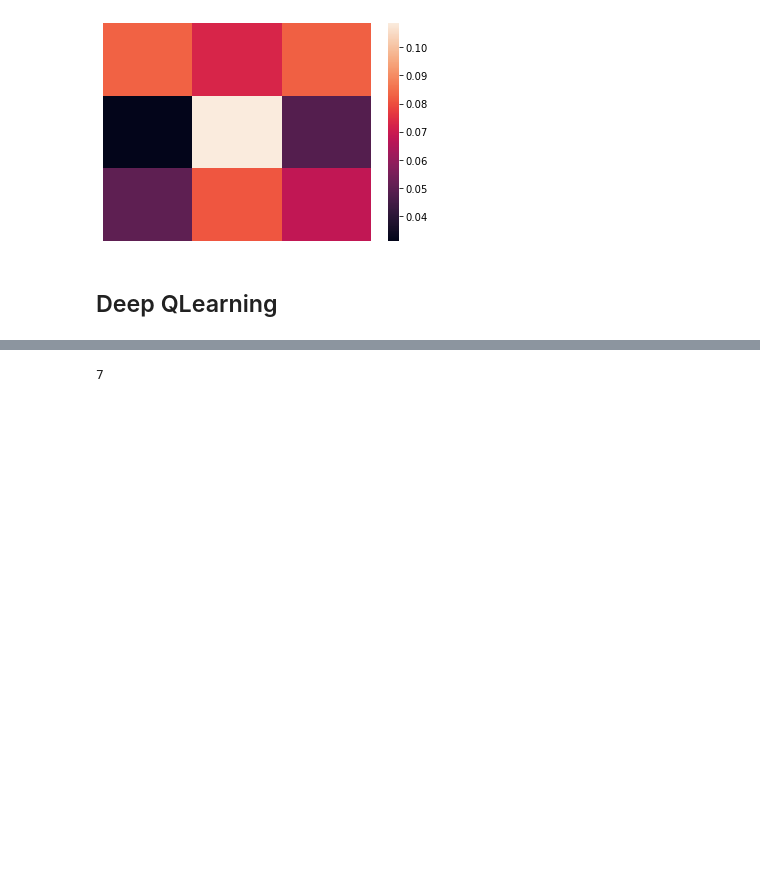
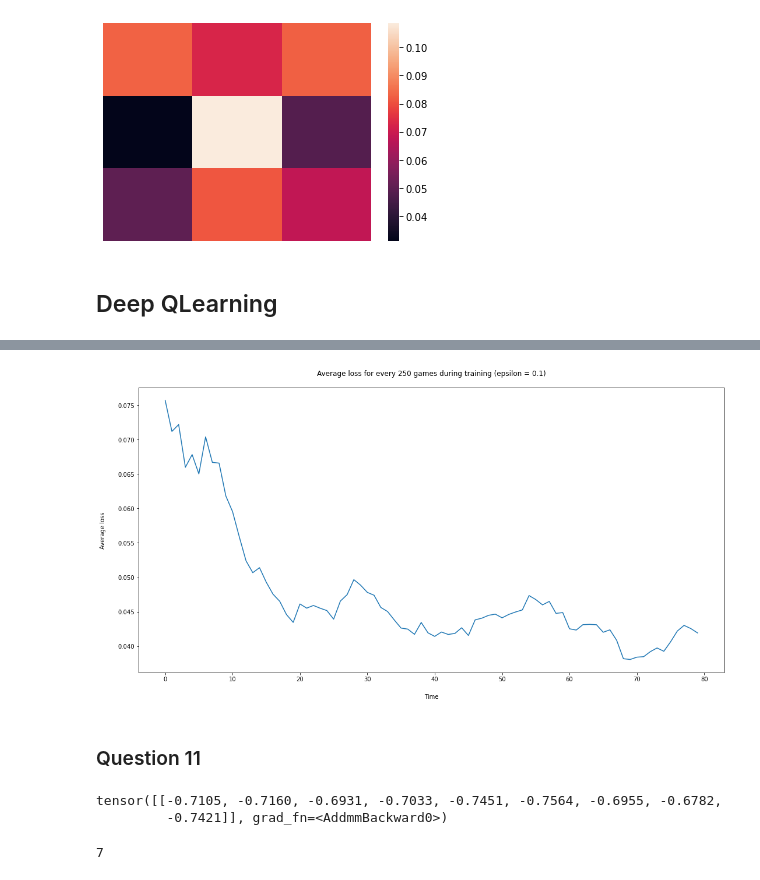
Before and after one commit to thurgarion2/tictactoe, a Jupyter notebook: tic_tac_toe.ipynb, the cells around one changed output, grey strips where cells are left out. Cells and saved outputs as stored; diff of their text form; code cells hidden in the pictures; blank space fills up the shorter version.

```diff
--- a/tic_tac_toe.ipynb
+++ b/tic_tac_toe.ipynb
@@ -1209,0 +1191,11 @@ tensor([[-0.7105, -0.7160, -0.6931, -0.7033, -0.7451, -0.7564, -0.6955, -0.6782,
+# %%
+fig = plt.figure(figsize=(18,9))
+ax = sns.lineplot(x=range(0, len(average_loss)), y = average_loss)
+ax.set_title('Average loss for every 250 games during training (epsilon = 0.1)', pad = 20)
+plt.ylabel('Average loss', labelpad = 20)
+plt.xlabel('Time', labelpad = 20)
+plt.show()
+# %% [output]
+[figure, added]
+# %% [markdown]
+### Question 11
@@ -1210,3 +1211,13 @@ tensor([[-0.7105, -0.7160, -0.6931, -0.7033, -0.7451, -0.7564, -0.6955, -0.6782,
+# %%
+fig = plt.figure(figsize=(18,9))
+ax = sns.lineplot(x=range(0, len(average_reward_without_buffer)), y = average_loss)
+ax.set_title('Average loss for every 250 games during training (epsilon = 0.1)', pad = 20)
+plt.ylabel('Average loss', labelpad = 20)
+plt.xlabel('Time', labelpad = 20)
+plt.show()
+# %% [output]
+tensor([[-0.7105, -0.7160, -0.6931, -0.7033, -0.7451, -0.7564, -0.6955, -0.6782,
+         -0.7421]], grad_fn=<AddmmBackward0>)
 # %%
 deep_q._act_optimal(grid)
 # %% [output]
```
Also changed, not shown: parts of 10 cells of this notebook.
